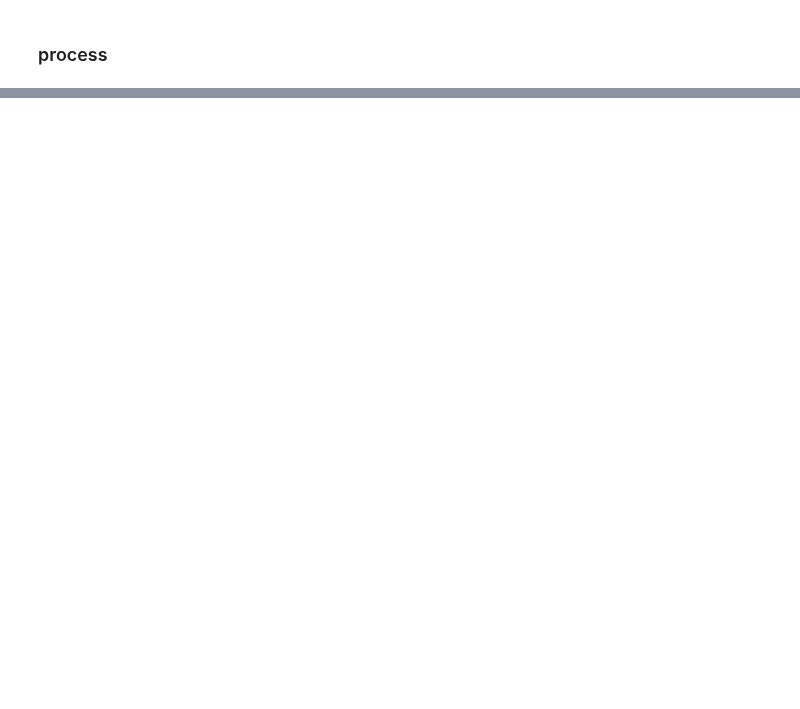
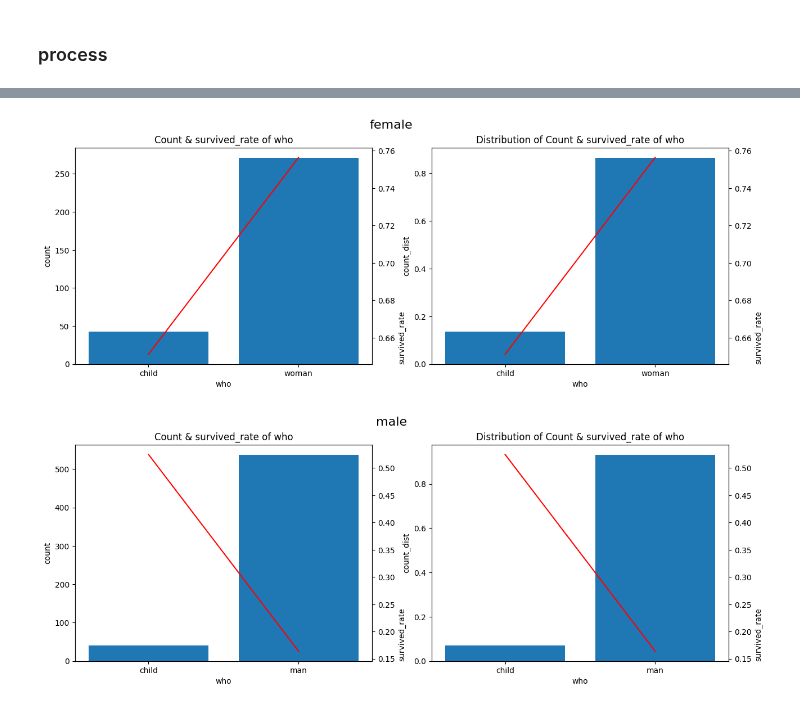
Before and after one commit to 0xdomyz/python_collection, a Jupyter notebook: data/analysis/sfa.ipynb, the cells around one changed output, grey strips where cells are left out. Drawn from its saved outputs; the diff is of its cells as text; code cells hidden in the pictures; blank space fills up the shorter version.

```diff
--- a/data/analysis/sfa.ipynb
+++ b/data/analysis/sfa.ipynb
@@ -87,0 +153,21 @@ df.head(1)
+# %%
+col="count"
+target_col="survived_rate"
+rotation=0
+y_lim=(None,)
+y_lim2=(None,)
+ax2_y_lim=(None,)
+figsize = (15, 5)
+# %%
+plot_bar_and_line(
+    df2,
+    col=col,
+    target_col=target_col,
+    rotation=rotation,
+    y_lim=y_lim,
+    y_lim2=y_lim2,
+    ax2_y_lim=ax2_y_lim
+)
+# %% [output]
+[figure, added]
+[figure, added]
```
Also changed, not shown: parts of 22 cells of this notebook.
